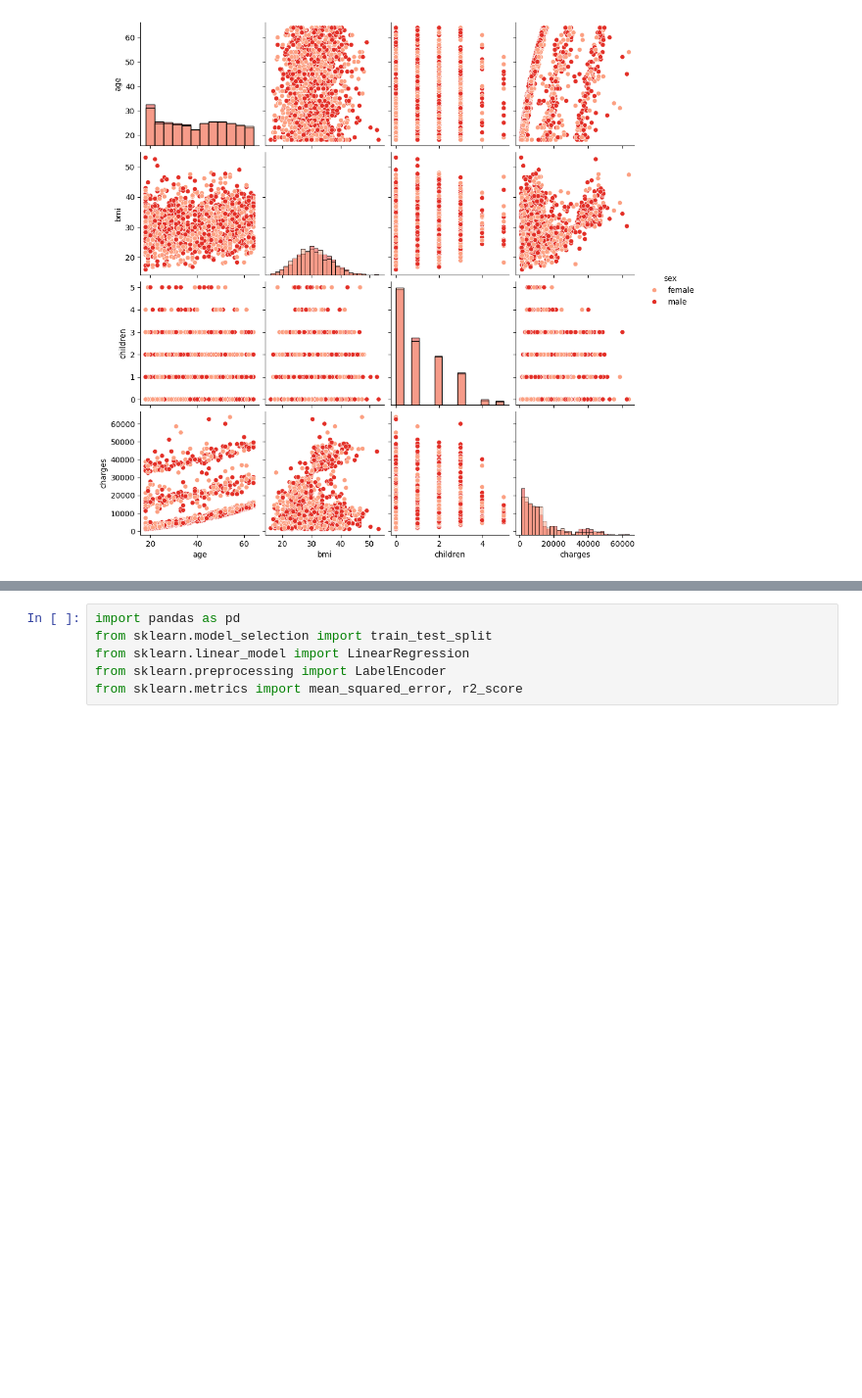
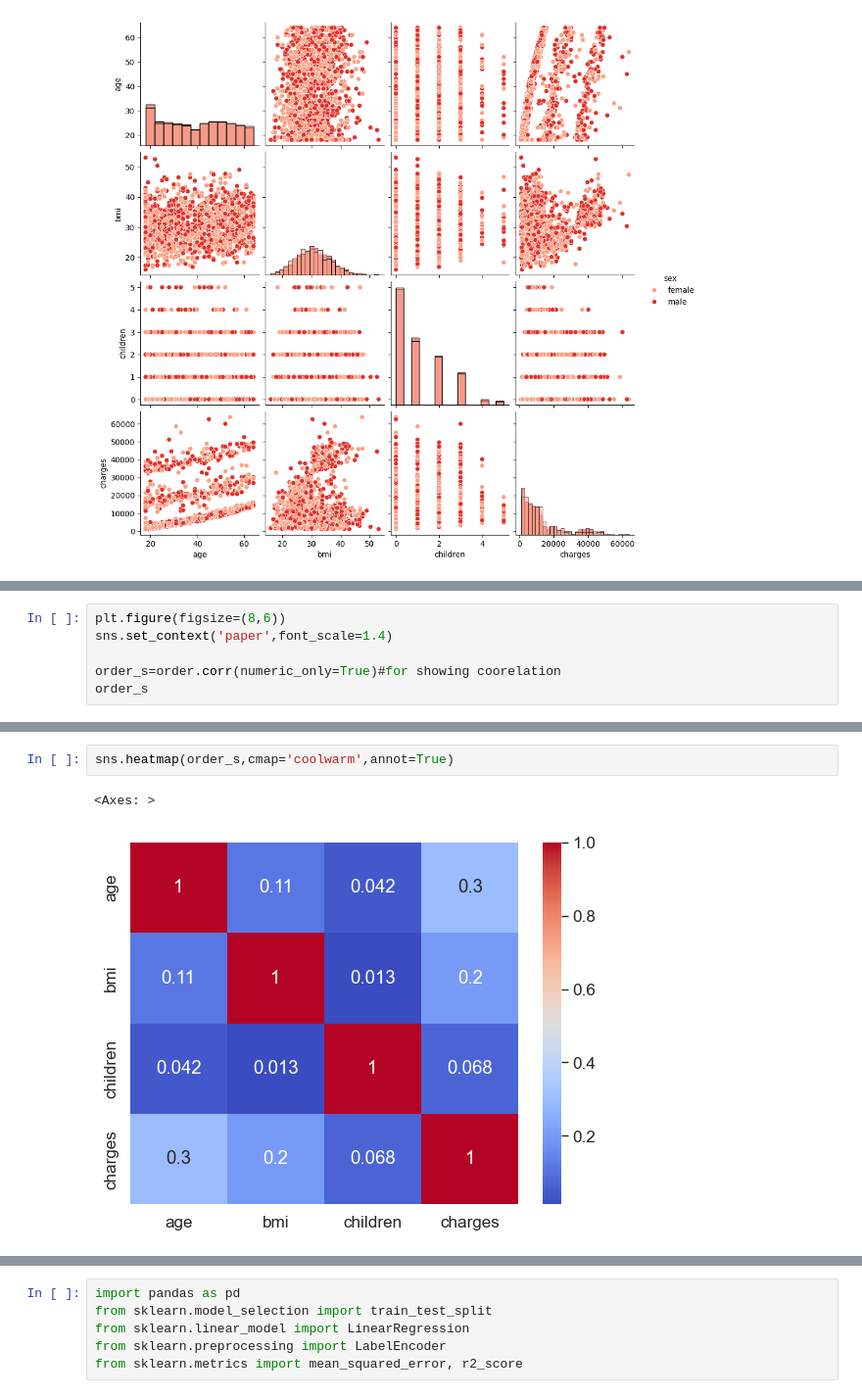
Before and after one commit to shimnasherin77-prog/EDA-project, a Jupyter notebook: project.ipynb, the cells around one changed output, grey strips where cells are left out. Shown at 98% size. Cells and saved outputs as stored; diff of their text form; blank space fills up the shorter version.

```diff
--- a/project.ipynb
+++ b/project.ipynb
@@ -105,0 +131,6 @@ sns.pairplot(order,hue='sex',palette='Reds',diag_kind='hist')
+# %%
+plt.figure(figsize=(8,6))
+sns.set_context('paper',font_scale=1.4)
+
+order_s=order.corr(numeric_only=True)#for showing coorelation
+order_s
@@ -105,0 +144,5 @@ sns.pairplot(order,hue='sex',palette='Reds',diag_kind='hist')
+# %%
+sns.heatmap(order_s,cmap='coolwarm',annot=True)
+# %% [output]
+<Axes: >
+[figure, added]
```
Also changed, not shown: parts of 10 cells of this notebook, 1 other file.
